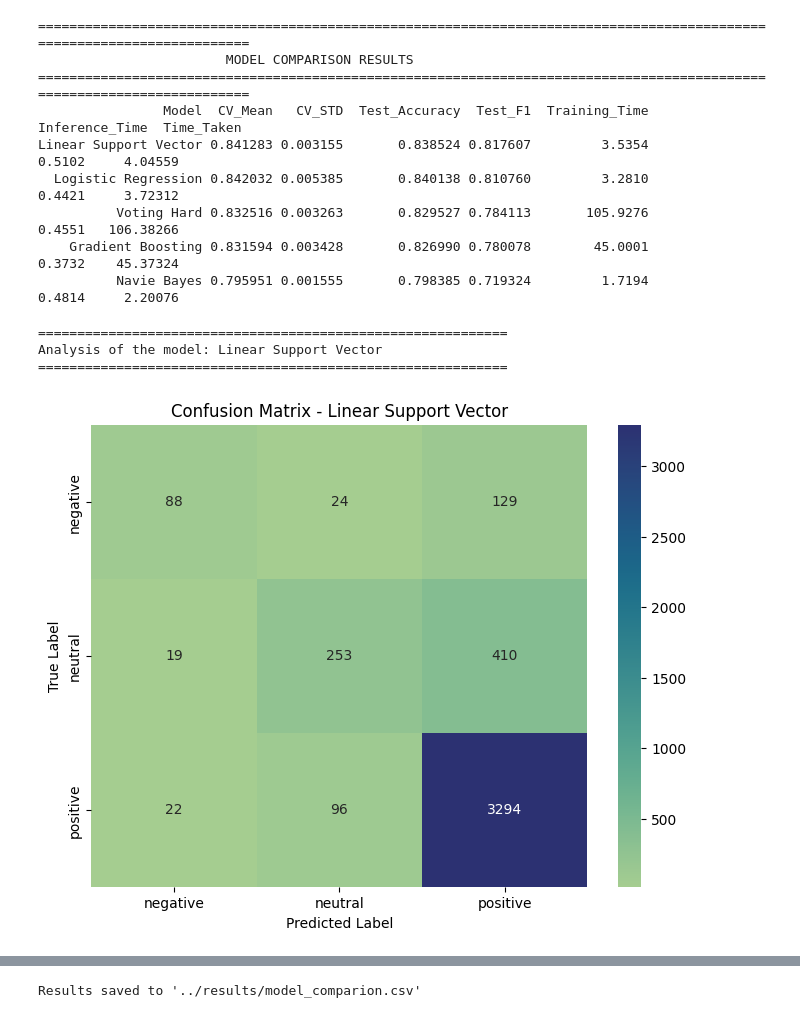
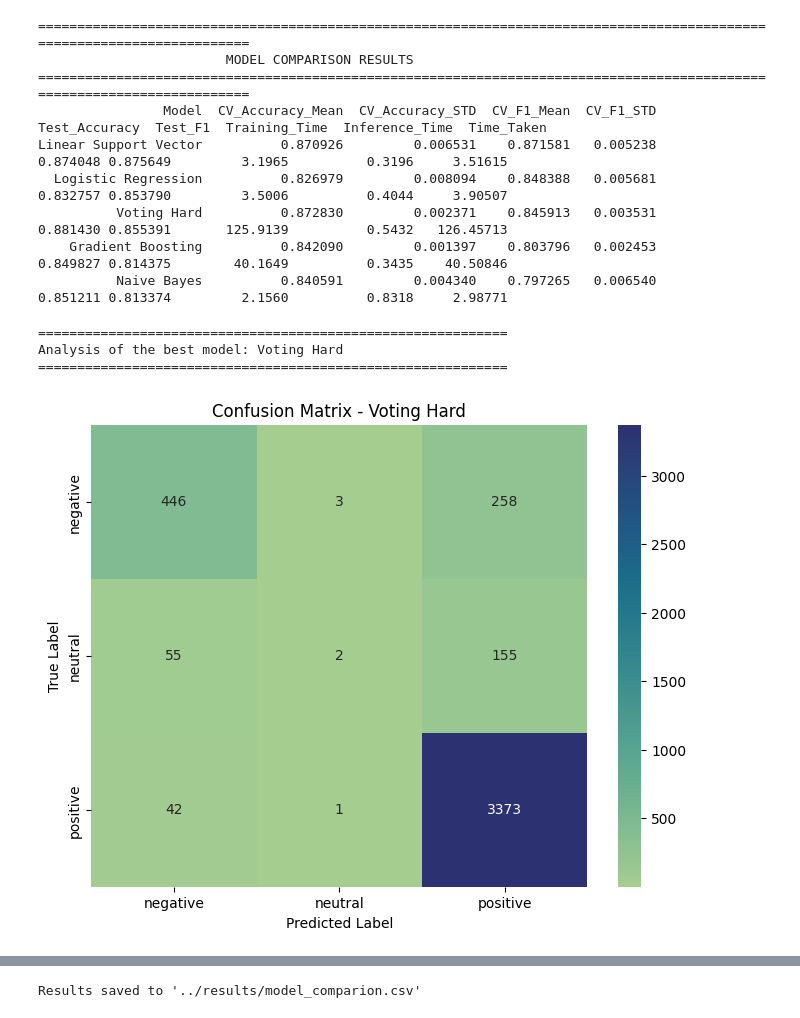
Before and after one commit to AniStepBall/ice-cream_sentiment_analysis, a Jupyter notebook: notebooks/04_model_training.ipynb, the cells around one changed output, grey strips where cells are left out. Saved outputs shown, nothing was run; the diff lists cells and outputs as text; code cells hidden in the pictures.

```diff
--- a/notebooks/04_model_training.ipynb
+++ b/notebooks/04_model_training.ipynb
@@ -15,3 +15,6 @@ negative    0.055597
 Name: proportion, dtype: float64
 # %%
 trainer = SentimentModelTrainer()
+trainer.prepare_data(final_data)
+trainer.define_models()
+trainer.train_and_evaluate()
@@ -34,2 +54,0 @@ Defined 5 baseline models
-# %%
-trainer.train_and_evaluate_models()
@@ -57,19 +55,19 @@ F1 Score (weighted average): 0.784112518896057
 # %%
-comparison_df = trainer.comparing_models()
+comparison_df = trainer.compare_models()
 # %% [output]
 ========================================================================================================================
                         MODEL COMPARISON RESULTS
 ========================================================================================================================
-                Model  CV_Mean   CV_STD  Test_Accuracy  Test_F1  Training_Time  Inference_Time  Time_Taken
-Linear Support Vector 0.841283 0.003155       0.838524 0.817607         3.5354          0.5102     4.04559
-  Logistic Regression 0.842032 0.005385       0.840138 0.810760         3.2810          0.4421     3.72312
-          Voting Hard 0.832516 0.003263       0.829527 0.784113       105.9276          0.4551   106.38266
-    Gradient Boosting 0.831594 0.003428       0.826990 0.780078        45.0001          0.3732    45.37324
-          Navie Bayes 0.795951 0.001555       0.798385 0.719324         1.7194          0.4814     2.20076
+                Model  CV_Accuracy_Mean  CV_Accuracy_STD  CV_F1_Mean  CV_F1_STD  Test_Accuracy  Test_F1  Training_Time  Inference_Time  Time_Taken
+Linear Support Vector          0.870926         0.006531    0.871581   0.005238       0.874048 0.875649         3.1965          0.3196     3.51615
+  Logistic Regression          0.826979         0.008094    0.848388   0.005681       0.832757 0.853790         3.5006          0.4044     3.90507
+          Voting Hard          0.872830         0.002371    0.845913   0.003531       0.881430 0.855391       125.9139          0.5432   126.45713
+    Gradient Boosting          0.842090         0.001397    0.803796   0.002453       0.849827 0.814375        40.1649          0.3435    40.50846
+          Naive Bayes          0.840591         0.004340    0.797265   0.006540       0.851211 0.813374         2.1560          0.8318     2.98771
 # %%
-best_model, best_result = trainer.analyze_best_models()
+best_model, best_result = trainer.analyze_best_model()
 # %% [output]
 ============================================================
-Analysis of the model: Linear Support Vector
+Analysis of the best model: Voting Hard
 ============================================================
-[figure, old version]
+[figure, new version]
```
Also changed, not shown: parts of 12 cells of this notebook, 3 other files.
